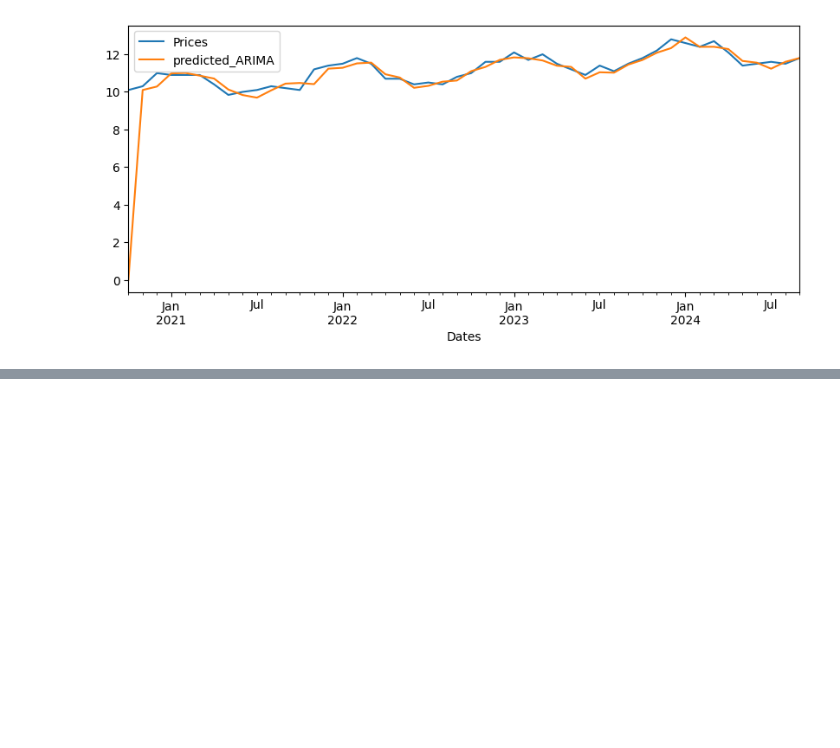
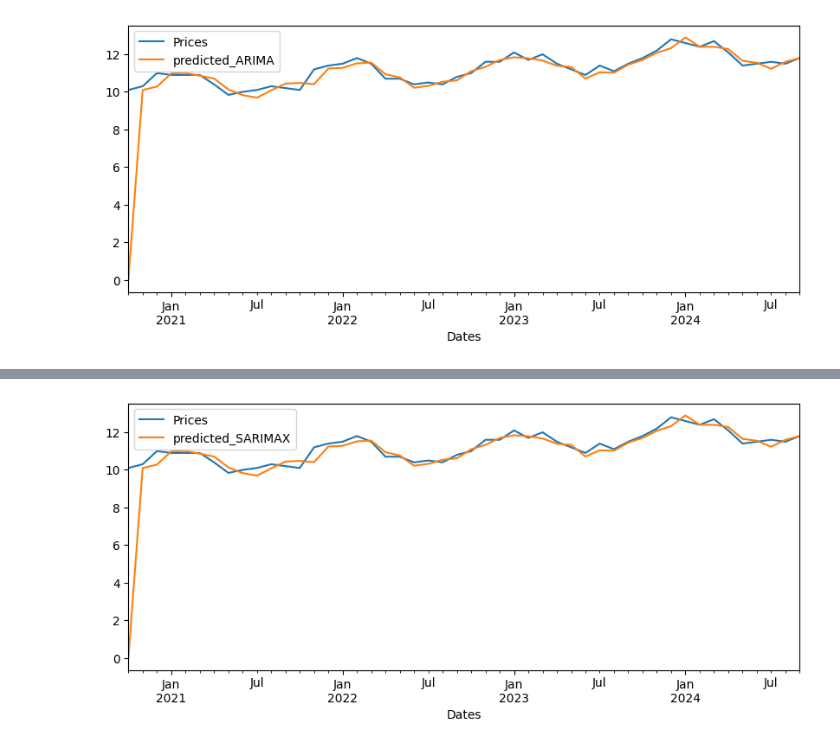
Before and after one commit to Akshay-Paunikar/Forage_Virtual_Internship_Program, a Jupyter notebook: JP Morgan Chase & Co/Quantitative Research/Task 1 - Investigate and analyze price data/Task_1_Investigate_and_analyze_price_data.ipynb, the cells around one changed output, grey strips where cells are left out. Cells and saved outputs as stored; diff of their text form; code cells hidden in the pictures; blank space fills up the shorter version.

```diff
--- a/JP Morgan Chase & Co/Quantitative Research/Task 1 - Investigate and analyze price data/Task_1_Investigate_and_analyze_price_data.ipynb
+++ b/JP Morgan Chase & Co/Quantitative Research/Task 1 - Investigate and analyze price data/Task_1_Investigate_and_analyze_price_data.ipynb
@@ -301,0 +318,9 @@ plt.show()
+# %%
+model_SARIMAX = SARIMAX(nat_gas['Prices'], order=(5,1,5), seasonal_order=(0,0,0,0))
+# %%
+model_SARIMAX_fit = model_SARIMAX.fit()
+# %%
+# predictions
+pred_SARIMAX = model_SARIMAX_fit.predict(start=start_date, end=end_date).round(2)
+residuals = nat_gas['Prices'] - pred_SARIMAX
+residuals
@@ -301,0 +357,7 @@ plt.show()
+# %%
+nat_gas['predicted_SARIMAX'] = pred_SARIMAX
+# %%
+nat_gas[['Prices', 'predicted_SARIMAX']].plot(figsize=(10,4))
+plt.show()
+# %% [output]
+[figure, added]
```
Also changed, not shown: parts of 15 cells of this notebook.
